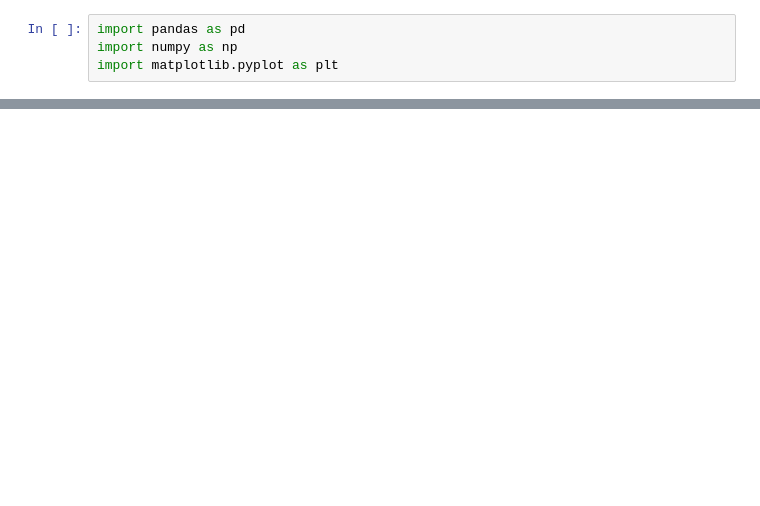
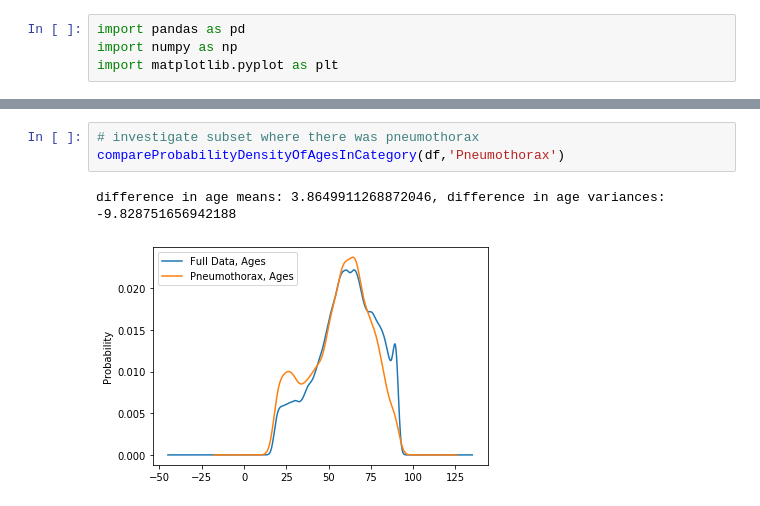
Before and after one commit to peterdobbs77/statistical_simulation, a Jupyter notebook: InvestigatingCheXpert.ipynb, the cells around one changed output, grey strips where cells are left out. Drawn from its saved outputs; the diff is of its cells as text; blank space fills up the shorter version.

Commit message:
simplifying logic and adding mention of pneumothorax

```diff
--- a/InvestigatingCheXpert.ipynb
+++ b/InvestigatingCheXpert.ipynb
@@ -50,0 +33,6 @@ df['Age'].var() - nofinding['Age'].var
+# %%
+# investigate subset where there was pneumothorax
+compareProbabilityDensityOfAgesInCategory(df,'Pneumothorax')
+# %% [output]
+difference in age means: 3.8649911268872046, difference in age variances: -9.828751656942188
+[figure, added]
```
Also changed, not shown: parts of 7 cells of this notebook.
